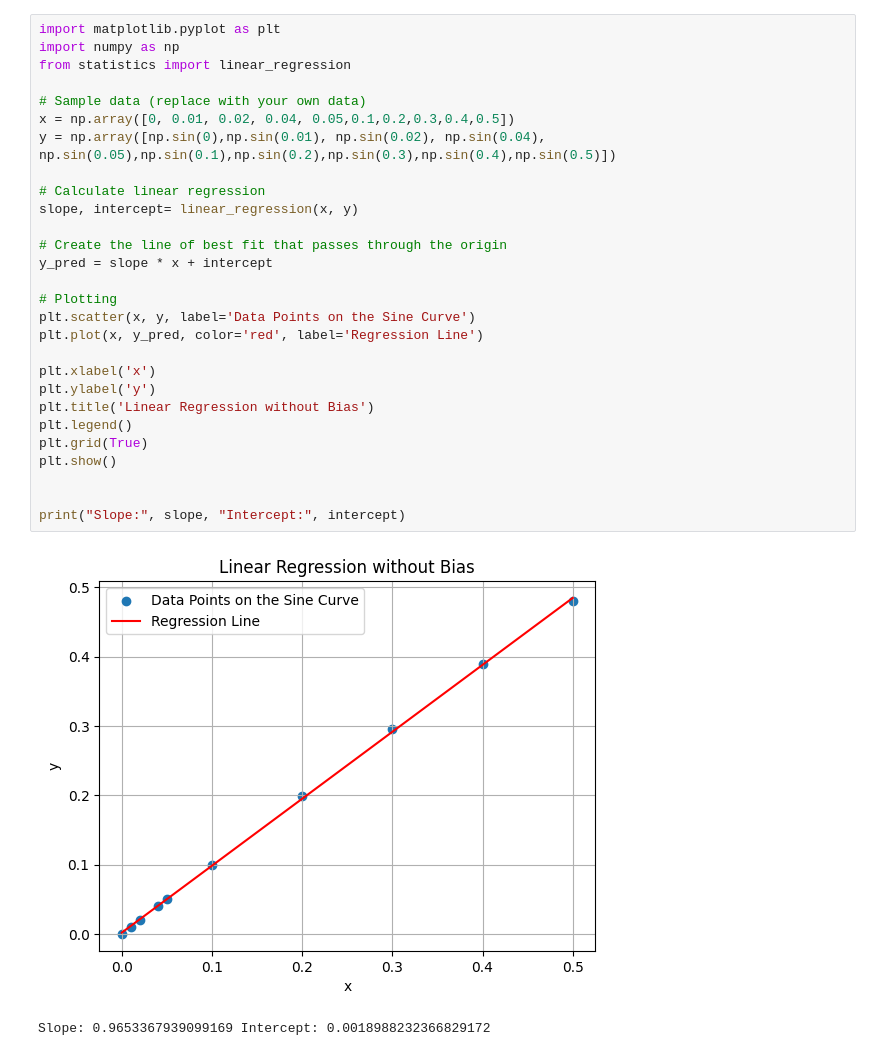
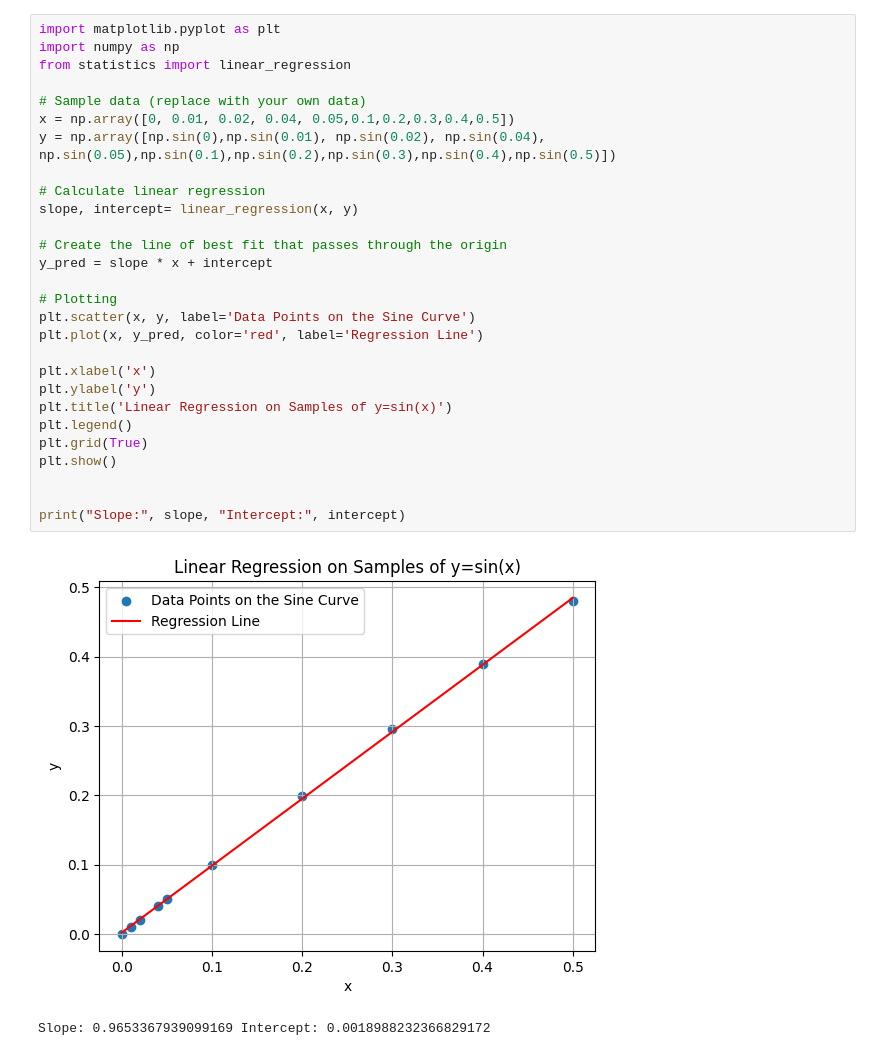
Before and after one commit to Anirbit-AI/Expositions-With-PyTorch, a Jupyter notebook: Linear_Regression_on_Sine.ipynb, the cells around one changed output. Drawn from its saved outputs; the diff is of its cells as text.

```diff
--- a/Linear_Regression_on_Sine.ipynb
+++ b/Linear_Regression_on_Sine.ipynb
@@ -3,31 +3,31 @@
 # %%
 import matplotlib.pyplot as plt
 import numpy as np
 from statistics import linear_regression
 
 # Sample data (replace with your own data)
 x = np.array([0, 0.01, 0.02, 0.04, 0.05,0.1,0.2,0.3,0.4,0.5])
 y = np.array([np.sin(0),np.sin(0.01), np.sin(0.02), np.sin(0.04), np.sin(0.05),np.sin(0.1),np.sin(0.2),np.sin(0.3),np.sin(0.4),np.sin(0.5)])
 
 # Calculate linear regression
 slope, intercept= linear_regression(x, y)
 
 # Create the line of best fit that passes through the origin
 y_pred = slope * x + intercept
 
 # Plotting
 plt.scatter(x, y, label='Data Points on the Sine Curve')
 plt.plot(x, y_pred, color='red', label='Regression Line')
 
 plt.xlabel('x')
 plt.ylabel('y')
-plt.title('Linear Regression without Bias')
+plt.title('Linear Regression on Samples of y=sin(x)')
 plt.legend()
 plt.grid(True)
 plt.show()
 
 
 print("Slope:", slope, "Intercept:", intercept)
 # %% [output]
-[figure, old version]
+[figure, new version]
 Slope: 0.9653367939099169 Intercept: 0.0018988232366829172
```
